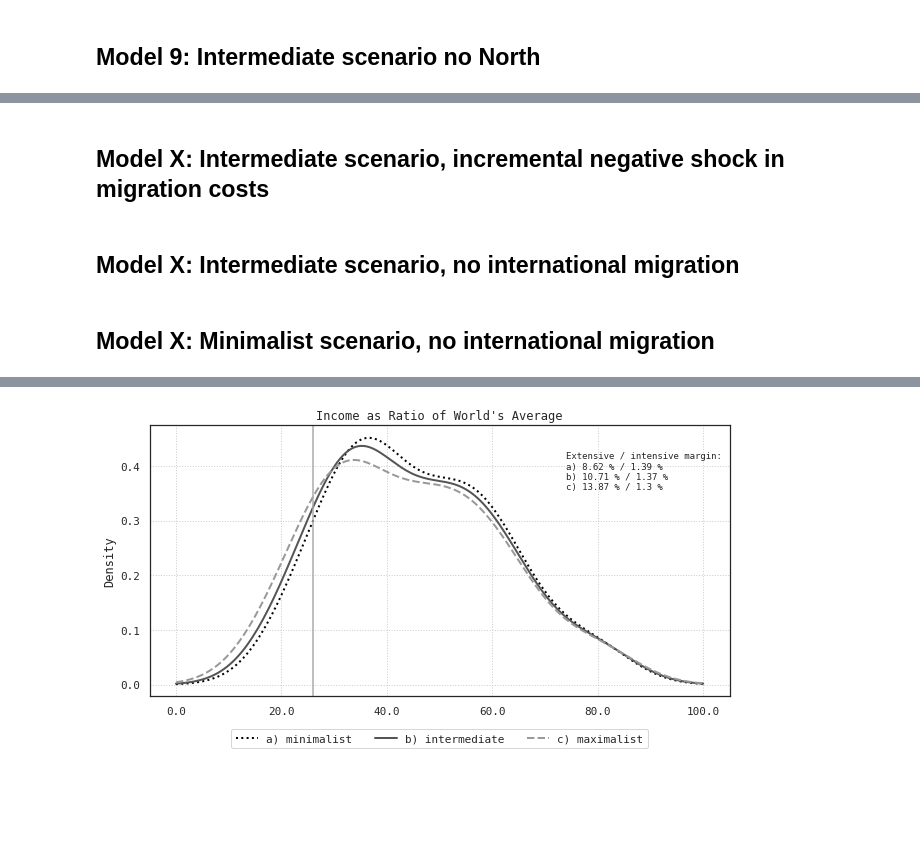
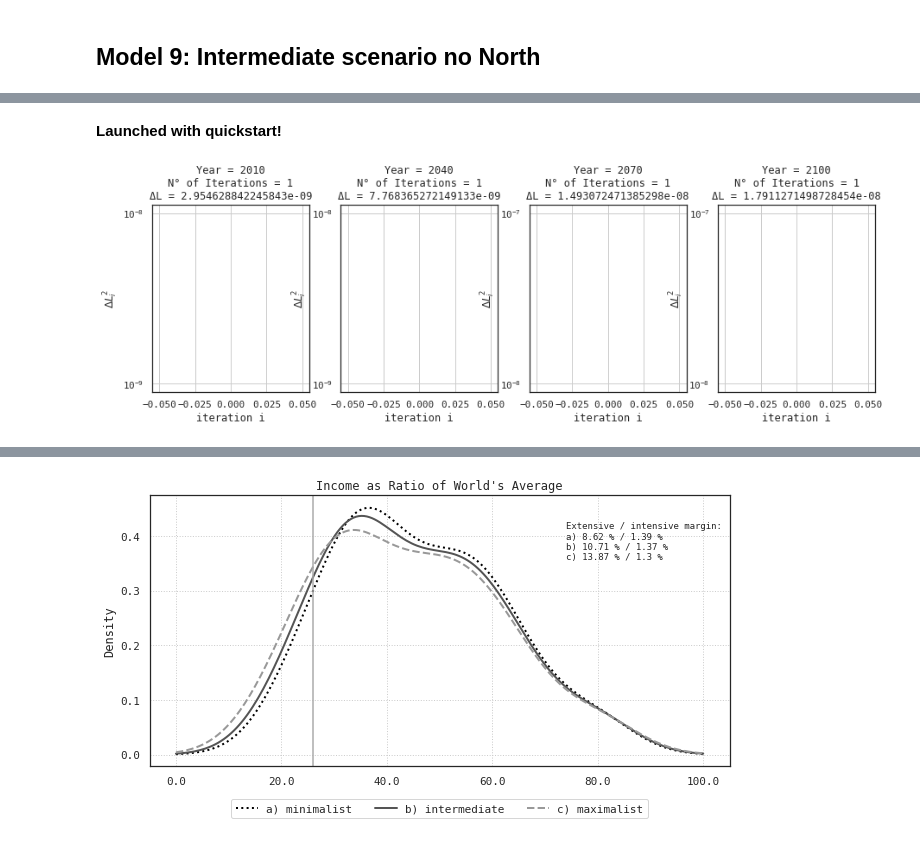
Before and after one commit to hscheewel/GeographyOfClimateMigration, a Jupyter notebook: model.ipynb, the cells around one changed output, grey strips where cells are left out. Cells and saved outputs as stored; diff of their text form; code cells hidden in the pictures; blank space fills up the shorter version.

```diff
--- a/model.ipynb
+++ b/model.ipynb
@@ -1508,14 +1617,13 @@ m10.urbanization()
 # %%
-# m9 = model(name="intermediate + 0.01 % cost shock", tol=1e-5, scenario='intermediate')
-# m9.correct_south_south()
-# m9.calib_kappa()
-# m9.calib_A()
-# m9.calib_epsilon()
-# m9.calib_migcosts()
-# m9.fertility()
-# m9.xij = np.minimum(m9.xij*1.0001,1)
-# m9.xii = np.minimum(m9.xii*1.0001,1)
-# m9.simulate(report=True, report_from=0, max_iter=50)
-# m9.urbanization()
+m15 = model(name="intermediate no mig", tol=1e-5, scenario='intermediate')
+m15.correct_south_south()
+m15.calib_kappa()
+m15.calib_A()
+m15.calib_epsilon()
+m15.calib_migcosts()
+m15.fertility()
+m15.simulate(report=True, report_from=0, max_iter=50,quickstart=True,mig_config='no')
+m15.urbanization()
+# %% [output]
+Launched with quickstart!
+[figure, added]
-# %% [markdown]
-## Model X: Intermediate scenario, incremental negative shock in migration costs
@@ -1534,2 +1629,0 @@ m10.urbanization()
-# %% [markdown]
-## Model X: Intermediate scenario, no international migration
@@ -1547,2 +1629,0 @@ m10.urbanization()
-# %% [markdown]
-## Model X: Minimalist scenario, no international migration
```
Also changed, not shown: parts of 45 cells of this notebook.
